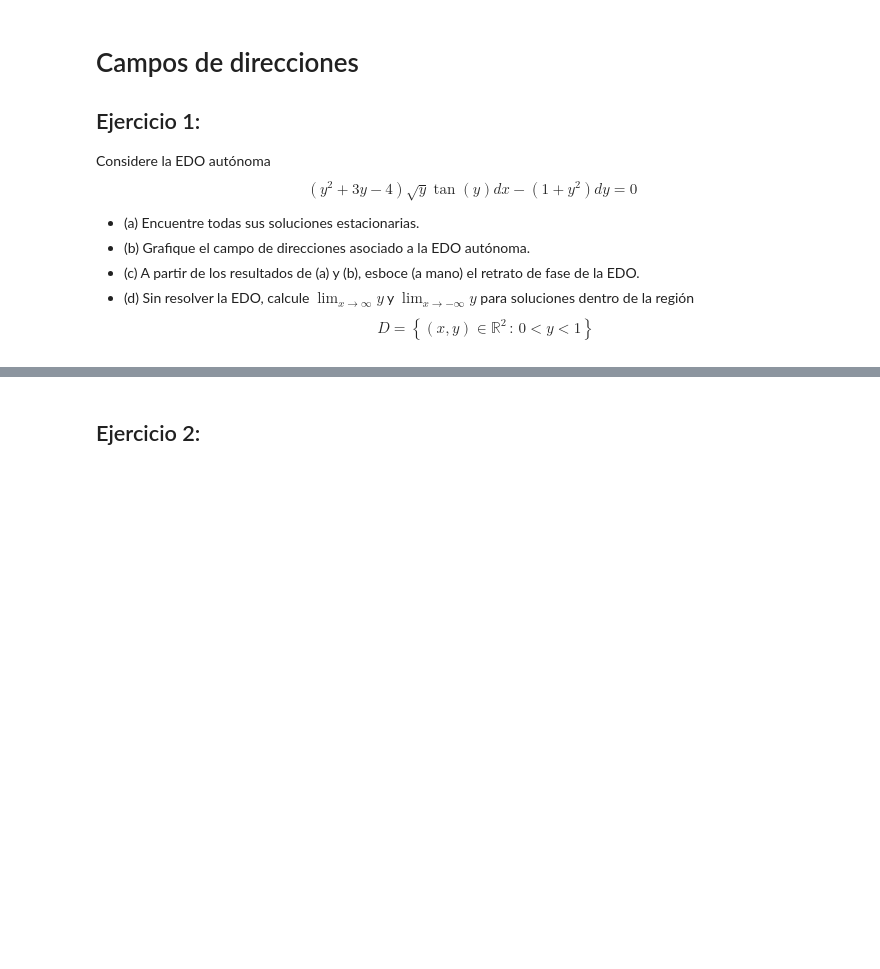
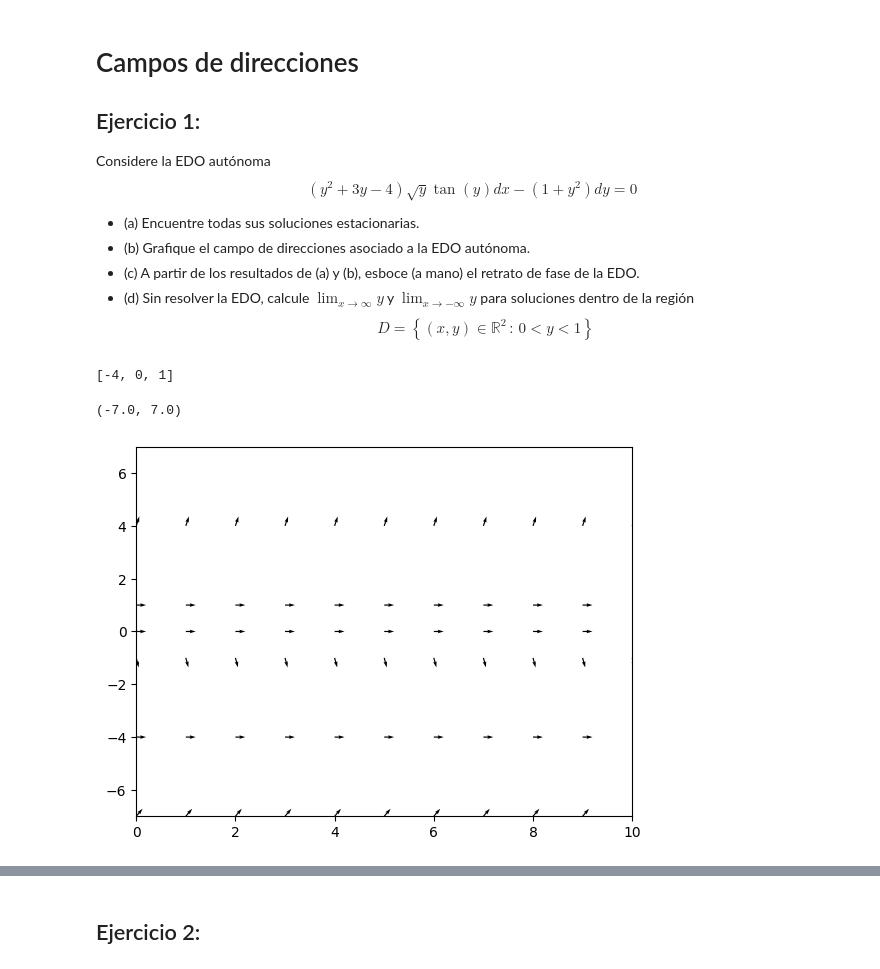
Before and after one commit to DiegoEsteban45/EDO, a Jupyter notebook: Guía de Ejercicios 1 Campos de direcciones.ipynb, the cells around one changed output, grey strips where cells are left out. Saved outputs shown, nothing was run; the diff lists cells and outputs as text; code cells hidden in the pictures; blank space fills up the shorter version.

```diff
--- a/Guía de Ejercicios 1 Campos de direcciones.ipynb
+++ b/Guía de Ejercicios 1 Campos de direcciones.ipynb
@@ -14,3 +15,28 @@ $$(y^2+3y-4)\sqrt{y} \tan{(y)} dx - (1+y^2)dy = 0$$
 * (c) A partir de los resultados de (a) y (b), esboce (a mano) el retrato de fase de la EDO.
 * (d) Sin resolver la EDO, calcule $\displaystyle\lim_{x\to \infty} y$ y $\displaystyle\lim_{x\to -\infty} y$  para soluciones dentro de la región
 $$D=\left\lbrace (x,y) \in \mathbb{R}^2 \, : \,  0<y<1\right\rbrace$$
+# %%
+#A
+y=sp.symbols("y", real=True)
+
+sp.solve((y**2+3*y-4)*sp.sqrt(y*sp.tan(y)))
+# %% [output]
+[-4, 0, 1]
+# %%
+#B
+X,Y=np.meshgrid(np.linspace(-10,10,21), np.linspace(-18,18,37))
+
+U = 1
+V = (Y**2+3*Y-4)*np.sqrt(Y*np.tan(Y))/(1+Y**2)
+
+N = np.sqrt(U ** 2 + V ** 2) #Normalizamos los vectores
+U = U / N
+V = V / N
+
+plt.quiver(X, Y, U, V) #graficamos los vectores con origen en (x,y) y término (u,v)
+
+plt.xlim([0,10])
+plt.ylim([-7,7])
+# %% [output]
+(-7.0, 7.0)
+[figure, added]
```
Also changed, not shown: parts of 2 cells of this notebook, 2 other files.
